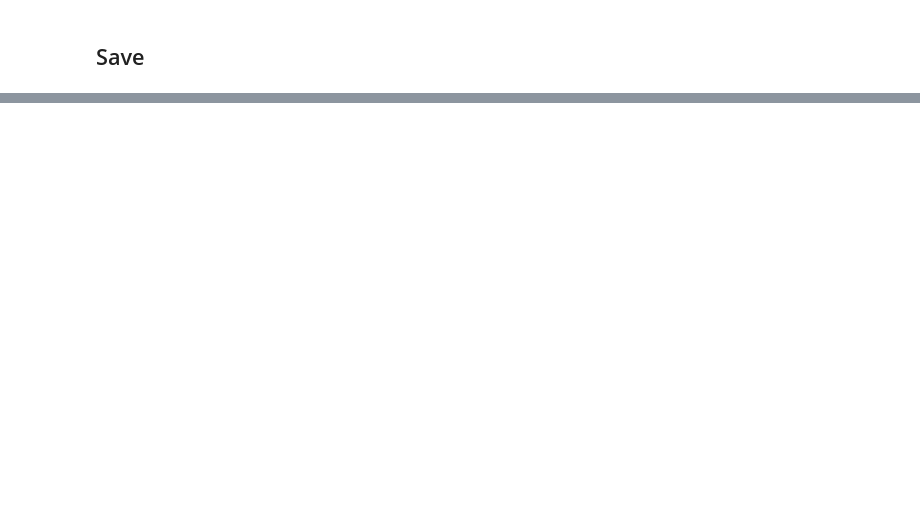
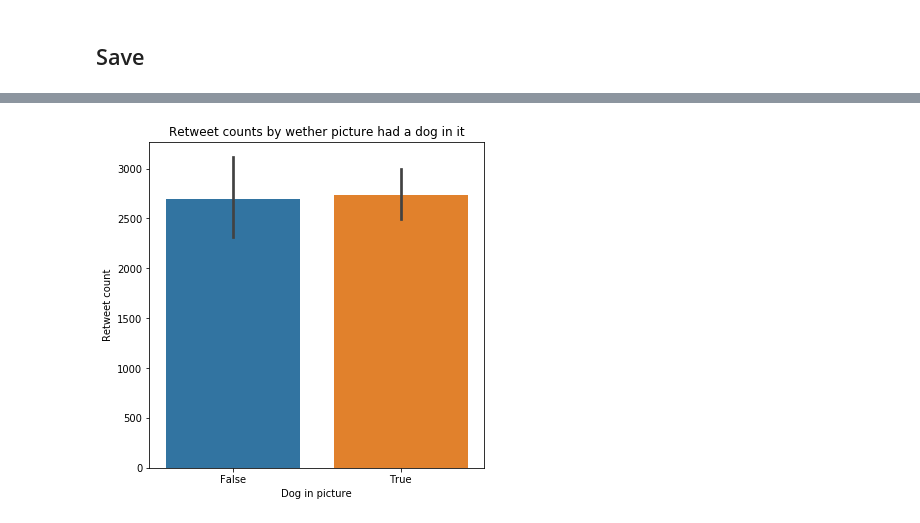
Before and after one commit to despacito123/data-analyst-nanodegree, a Jupyter notebook: 8. Data Wrangling project/wrangle_act.ipynb, the cells around one changed output, grey strips where cells are left out. Drawn from its saved outputs; the diff is of its cells as text; code cells hidden in the pictures; blank space fills up the shorter version.

```diff
--- a/8. Data Wrangling project/wrangle_act.ipynb
+++ b/8. Data Wrangling project/wrangle_act.ipynb
@@ -675,0 +925,13 @@ call(['mv', 'wrangle_act.html', 'wrangle_report.html'])
+# %%
+fig, ax = plt.subplots(figsize=(6, 6))
+sns.factorplot(
+    data=master,
+    x='prediction1_dog',
+    y='retweet_count',
+    kind='bar',
+    ax=ax)
+ax.set(title='Retweet counts by wether picture had a dog in it', xlabel='Dog in picture', ylabel='Retweet count')
+plt.close(2)
+plt.savefig('retweet_counts_by_wether_picture_had_a_dog_in_it.png');
+# %% [output]
+[figure, added]
```
Also changed, not shown: parts of 45 cells of this notebook, 15 other files.
